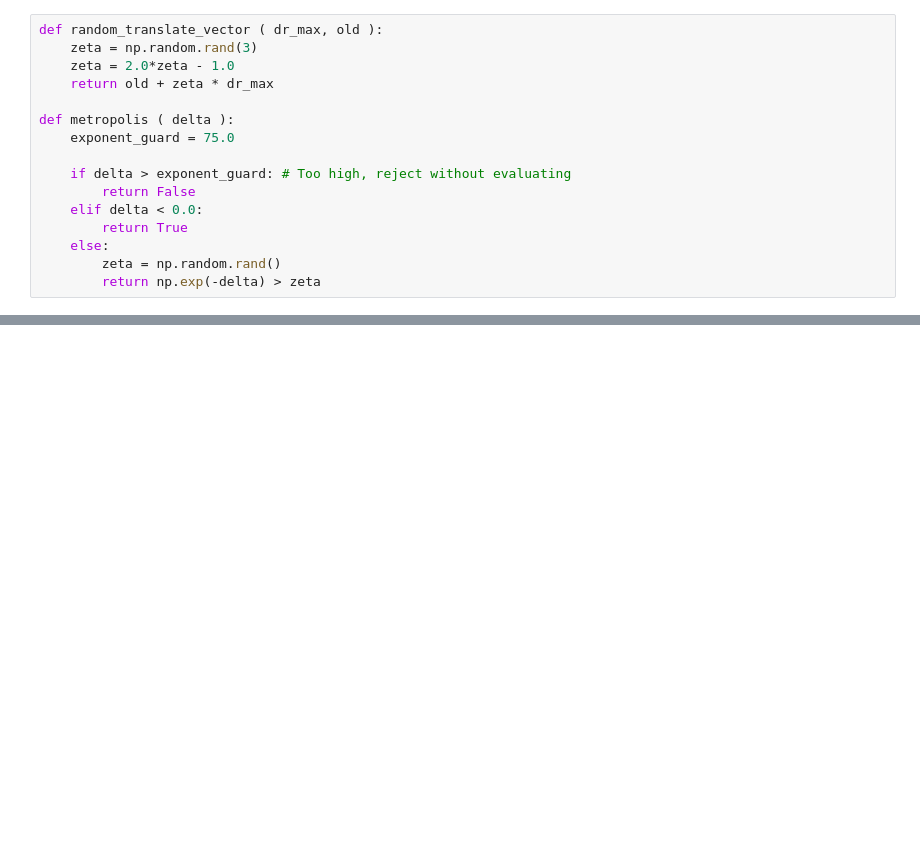
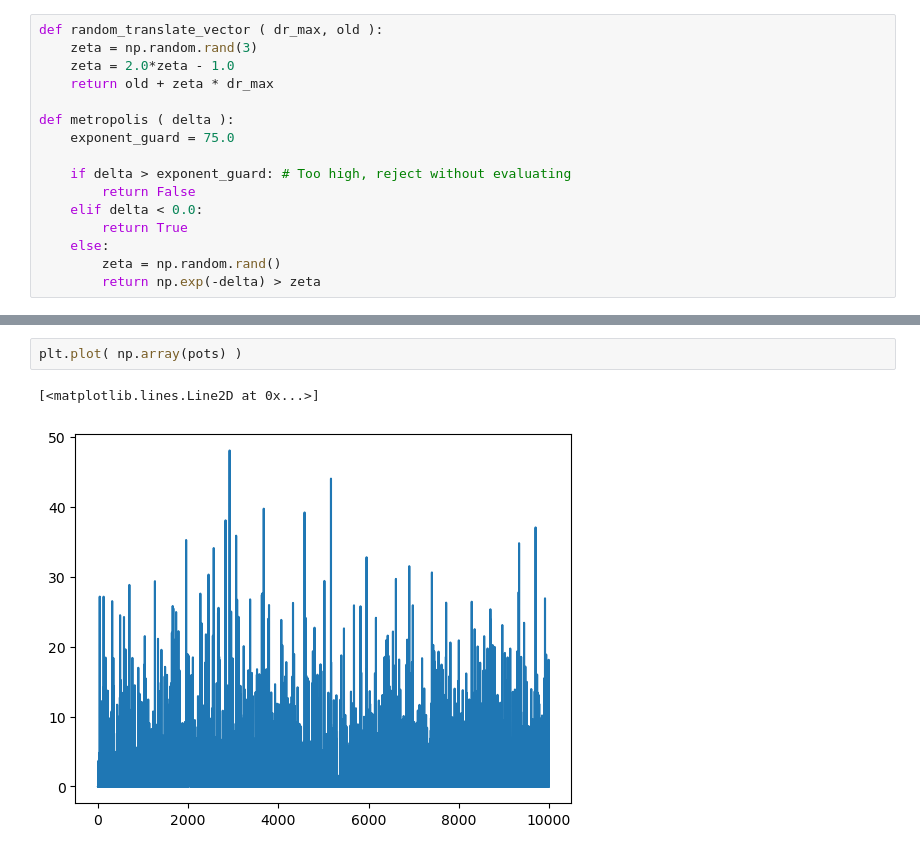
Before and after one commit to qiaochongzhi/MC_for_beginner, a Jupyter notebook: MC_NVT.ipynb, the cells around one changed output, grey strips where cells are left out. Saved outputs shown, nothing was run; the diff lists cells and outputs as text; blank space fills up the shorter version.

```diff
--- a/MC_NVT.ipynb
+++ b/MC_NVT.ipynb
@@ -135,0 +268,5 @@ def metropolis ( delta ):
+# %%
+plt.plot( np.array(pots) )
+# %% [output]
+[<matplotlib.lines.Line2D at 0x...>]
+[figure, added]
```
Also changed, not shown: parts of 22 cells of this notebook, 6 other files.
